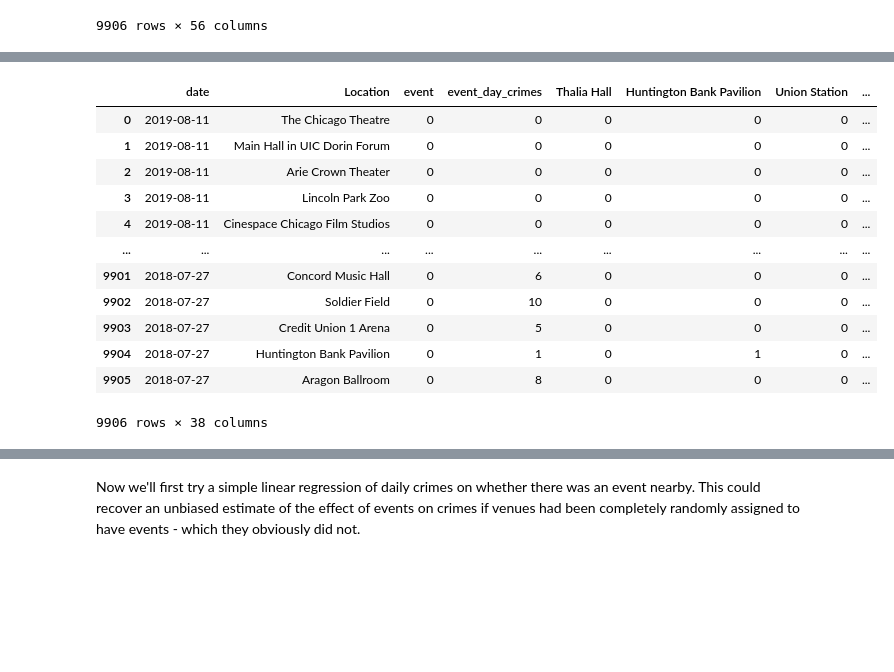
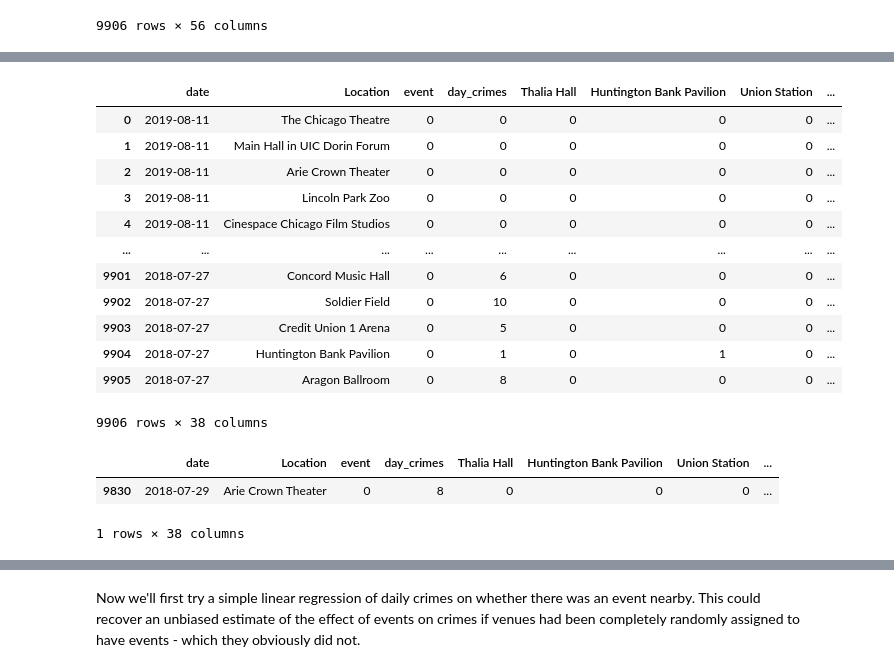
Before and after one commit to anishkanabar/lang-of-pol, a Jupyter notebook: notebooks/event-dataset/events_initial_analysis.ipynb, the cells around one changed output, grey strips where cells are left out. Drawn from its saved outputs; the diff is of its cells as text; code cells hidden in the pictures; blank space fills up the shorter version.

```diff
--- a/notebooks/event-dataset/events_initial_analysis.ipynb
+++ b/notebooks/event-dataset/events_initial_analysis.ipynb
@@ -354,36 +354,36 @@ def add_crimes(relevant_crimes_daily,relevant_crimes,crime_type):
     relevant_crimes_daily = pd.merge(relevant_crimes_daily, crimes_by_date, on=['date'], how='left')
     relevant_crimes_daily = relevant_crimes_daily.fillna(0)
     relevant_crimes_daily[crime_type] = 0
     for location in locations:
         relevant_crimes_daily[crime_type] = np.where(
             relevant_crimes_daily.Location==location,
             relevant_crimes_daily[location+'_y'],
             relevant_crimes_daily[crime_type])
     relevant_crimes_daily = relevant_crimes_daily.drop(columns=['Petrillo Music Shell_y', 'Grant Park_y', 'Guaranteed Rate Field_y',
        'United Center_y', 'Lincoln Park Zoo_y', 'Riviera Theatre_y',
        'Thalia Hall_y', 'Millennium Park_y', 'Field Museum_y',
        'Concord Music Hall_y', 'Wrigley Field_y', 'Auditorium Theatre_y',
        'Huntington Bank Pavilion_y', 'Union Station_y',
        'Main Hall in UIC Dorin Forum_y', 'Museum of Science and Industry_y',
        'Credit Union 1 Arena_y', 'Civic Opera House_y', 'Soldier Field_y',
        'Sheraton Grand Chicago_y', 'Cinespace Chicago Film Studios_y',
        'Gallagher Way_y', 'Arie Crown Theater_y', 'The Chicago Theatre_y',
        'Chicago Symphony Orchestra_y', 'Aragon Ballroom_y',])
     for column in relevant_crimes_daily.columns:
         if column.endswith('_x'):
             relevant_crimes_daily = relevant_crimes_daily.rename(columns={column:column[:-2]})
 
     return relevant_crimes_daily
 
 event_types = [
-    "day_crimes","evening_crimes","3to6_crimes","4to7_crimes","5to8_crimes",
-    "6to9_crimes","7to10_crimes","8to11_crimes","9to12_crimes"
+    "day_crimes","evening_crime","3to6_crime","4to7_crime","5to8_crime",
+    "6to9_crime","7to10_crime","8to11_crime","9to12_crime"
     ]
 for crime_type in event_types[1:]:
     relevant_crimes_daily = add_crimes(relevant_crimes_daily,relevant_crimes,crime_type)
 relevant_crimes_daily
 # %% [output]
-|  | date | Location | event | event_day_crimes | Thalia Hall | Huntington Bank Pavilion | Union Station | ... |
+|  | date | Location | event | day_crimes | Thalia Hall | Huntington Bank Pavilion | Union Station | ... |
 | 0 | 2019-08-11 | The Chicago Theatre | 0 | 0 | 0 | 0 | 0 | ... |
 | 1 | 2019-08-11 | Main Hall in UIC Dorin Forum | 0 | 0 | 0 | 0 | 0 | ... |
 | 2 | 2019-08-11 | Arie Crown Theater | 0 | 0 | 0 | 0 | 0 | ... |
@@ -396,3 +396,13 @@ relevant_crimes_daily
 | 9904 | 2018-07-27 | Huntington Bank Pavilion | 0 | 1 | 0 | 1 | 0 | ... |
 | 9905 | 2018-07-27 | Aragon Ballroom | 0 | 8 | 0 | 0 | 0 | ... |
 9906 rows × 38 columns
+# %%
+# check
+relevant_crimes_daily[(
+    relevant_crimes_daily.Location=="Arie Crown Theater") & (
+    relevant_crimes_daily.date.dt.date == dt.date.fromisoformat('2018-07-29'))]  # should be 8 per above
+# also, from inspecting above we can see evening_crime should be 5, for example
+# %% [output]
+|  | date | Location | event | day_crimes | Thalia Hall | Huntington Bank Pavilion | Union Station | ... |
+| 9830 | 2018-07-29 | Arie Crown Theater | 0 | 8 | 0 | 0 | 0 | ... |
+1 rows × 38 columns
```
Also changed, not shown: parts of 13 cells of this notebook, 1 other file.
